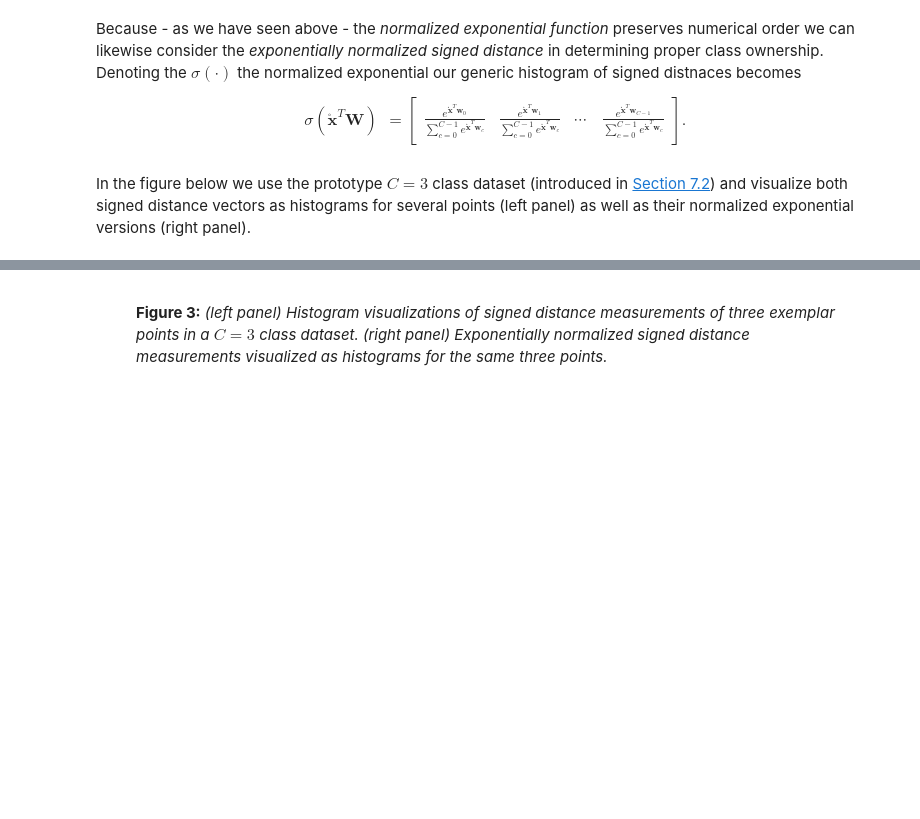
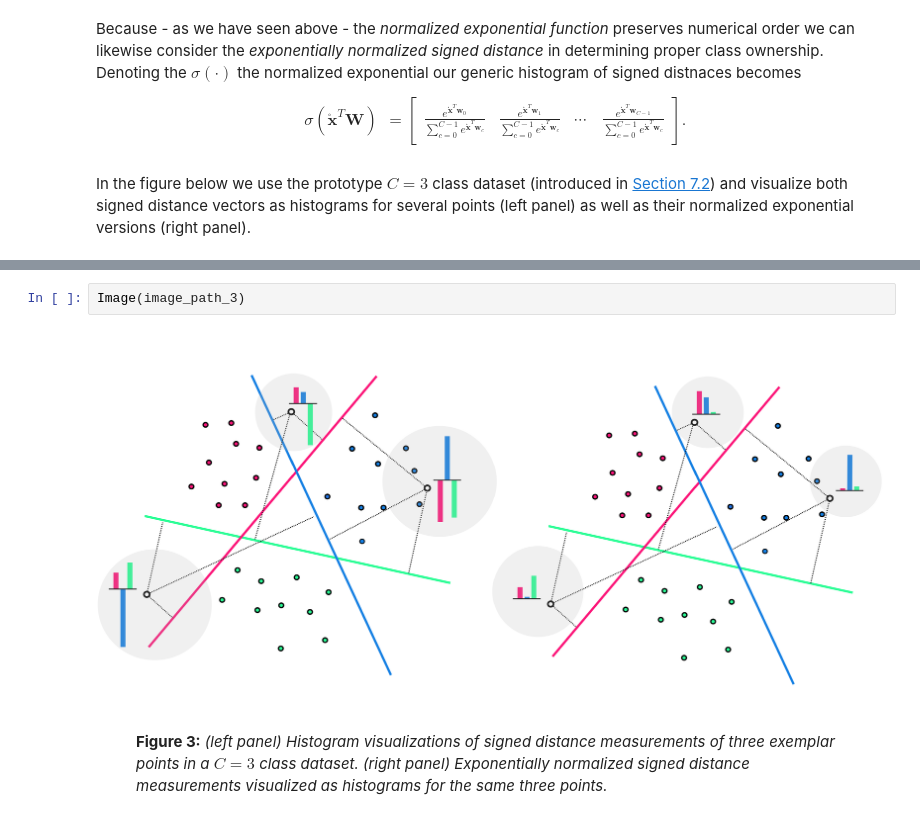
Before and after one commit to neonwatty/machine_learning_refined, a Jupyter notebook: notes/7_Linear_multiclass_classification/7_5_Categorical.ipynb, the cells around one changed output, grey strips where cells are left out. Cells and saved outputs as stored; diff of their text form; blank space fills up the shorter version.

```diff
--- a/notes/7_Linear_multiclass_classification/7_5_Categorical.ipynb
+++ b/notes/7_Linear_multiclass_classification/7_5_Categorical.ipynb
@@ -140,3 +163,7 @@ IPython.display.HTML('''<img src="''' + image_path_3 + '''" width="80%" height="
+# %%
+Image(image_path_3)
+# %% [output]
+[figure, added]
 # %% [markdown]
 <figure>
   <figcaption>
```
Also changed, not shown: parts of 6 cells of this notebook, 5 other files.
